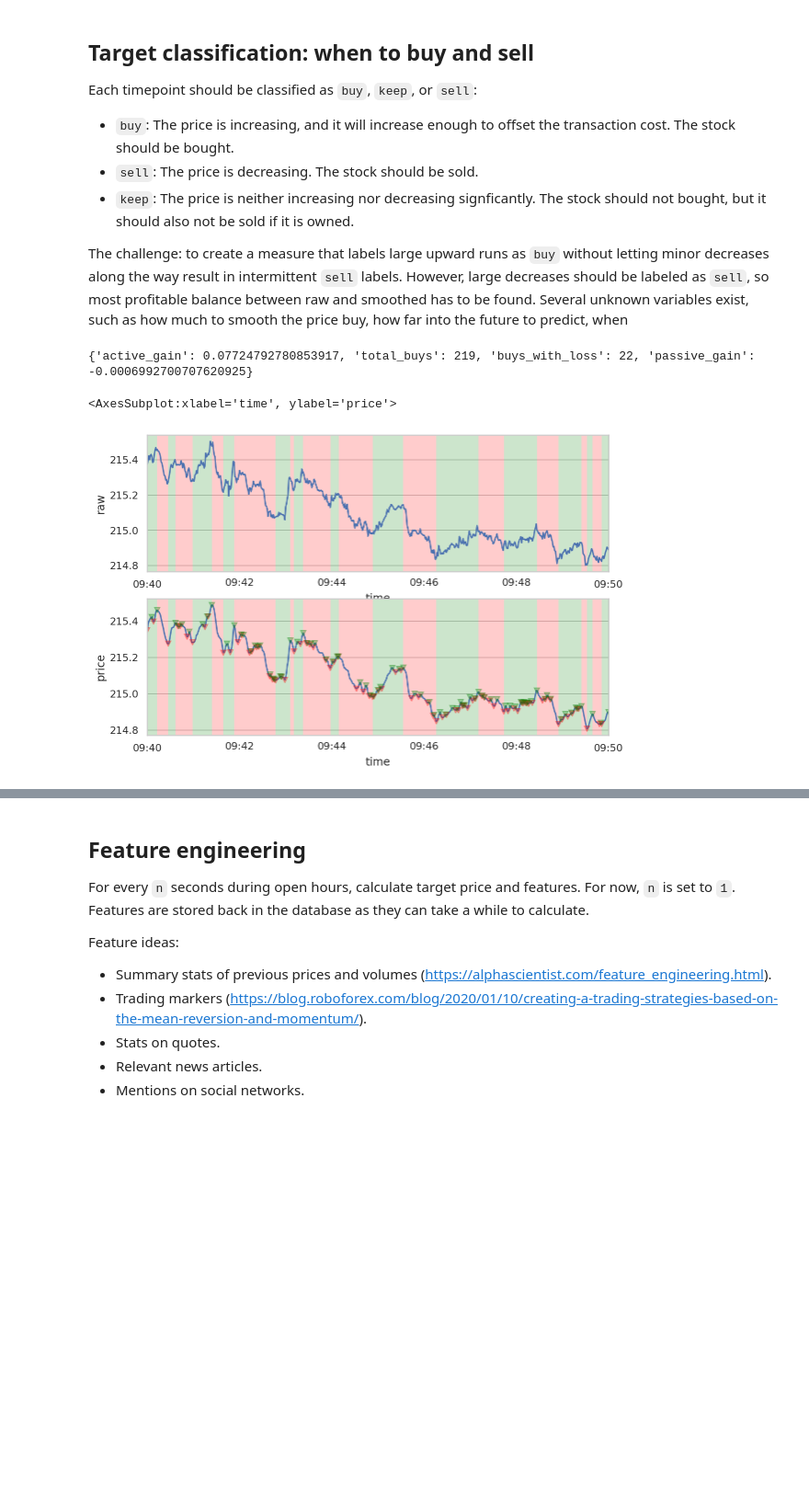
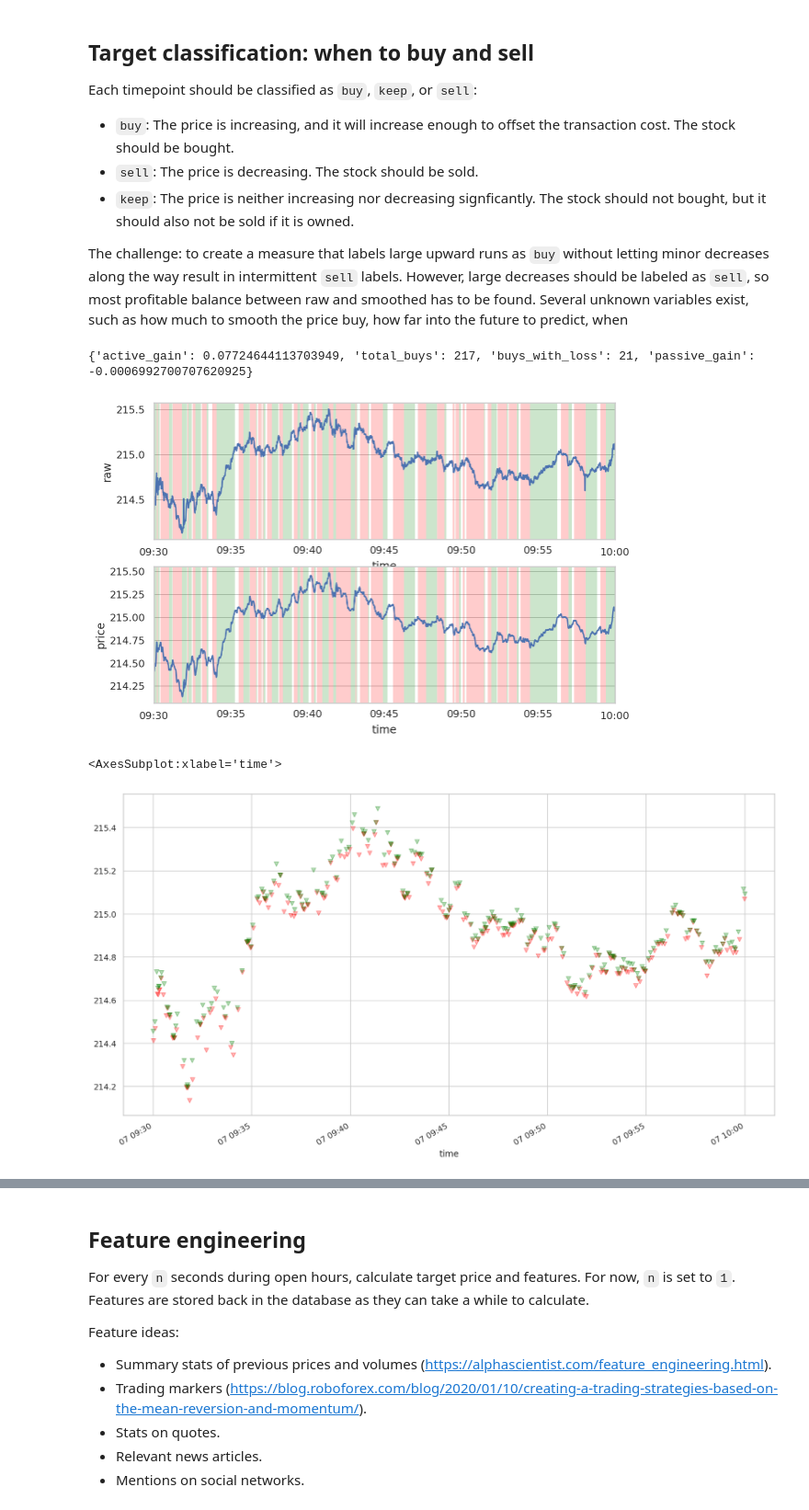
Before and after one commit to dwitvliet/project-stock-trading, a Jupyter notebook: stock_prediction.ipynb, the cells around one changed output, grey strips where cells are left out. Shown: that part at 92% size. Saved outputs shown, nothing was run; the diff lists cells and outputs as text; code cells hidden in the pictures; blank space fills up the shorter version.

```diff
--- a/stock_prediction.ipynb
+++ b/stock_prediction.ipynb
@@ -191,7 +191,6 @@ price['price'] = price['price'].rolling(periods_to_smooth).mean()
 price = price.between_time('9:30', '16:00', include_end=False)
 
 # Label long ups as buy, and long downs as sell.
-# price = price.between_time('9:40', '9:40:30')
 gain_threshold = params['gain_threshold']
 
 price['prediction'] = np.nan
@@ -199,56 +198,66 @@ prediction_i = price.columns.get_loc('prediction')
 
 minima_and_maxima = np.sort(np.concatenate([
     [0],
-    sc.signal.argrelextrema(price['price'].values, np.less_equal)[0],
-    sc.signal.argrelextrema(price['price'].values, np.greater_equal)[0]
+    sc.signal.argrelextrema(price['price'].values, np.less_equal, order=5)[0],
+    sc.signal.argrelextrema(price['price'].values, np.greater_equal, order=5)[0]
 ]))
 pri = price['price'].values
 extrema_labeled = []
-for i, extremum in enumerate(minima_and_maxima):
+for i, start_extremum in enumerate(minima_and_maxima):
     if i in extrema_labeled:
         continue
-    start_price = pri[extremum]
-    max_extremum = extremum
+    start_price = pri[start_extremum]
+    max_extremum = start_extremum
     max_price = start_price
-    action = None
+    action = 'sell' # end of day
     for j, future_extremum in enumerate(minima_and_maxima[i+1:], i+1):
         future_price = pri[future_extremum]
         if future_price > max_price:
             # Still gaining in price.
             max_extremum = future_extremum
             max_price = future_price
         if max_price - start_price > gain_threshold:
             # Gained enough to be profitable.
             if max_price - future_price > gain_threshold:
                 # But not gaining anymore.
                 action = 'buy'
                 break
         if future_price < start_price:
             # Decreased in price.
             action = 'sell'
             break
 
-    if action is None:
-        action = 'sell'
-    price.iloc[extremum:max_extremum, prediction_i] = action
+    price.iloc[start_extremum:max_extremum, prediction_i] = action
     price.iloc[max_extremum:future_extremum, prediction_i] = 'sell'
+
+    # Separate 'buy' epochs into 'buy' and 'keep', to prevent buying shortly
+    # before the price decreases.
+    if action == 'buy':
+        last_idx_to_buy = max_extremum
+        for idx in reversed(range(start_extremum, max_extremum)):
+            if max_price - pri[idx] < gain_threshold:
+                last_idx_to_buy = idx
+        price.iloc[last_idx_to_buy:max_extremum, prediction_i] = 'keep'
 
     extrema_labeled.extend(range(i, j))
 
-# TODO: Should small 'sell' periods between large 'buy' periods be flipped to 'buy'?
+# Always sell at the end of the day.
+price.iloc[-1, prediction_i] = 'sell'
+
 
 # Check hypothetic gains.
 print(performance_metrics.profits(price, buy_cost=gain_threshold))
 
 # Plot result.
-price = price.between_time('9:40', '9:50')
+price = price.between_time('9:30', '10:00')
 performance_metrics.plot_buy_sell(price, ['raw' , 'price'])
 
 (ilocs_min,) = sc.signal.argrelextrema(price['price'].values, np.less_equal)
 (ilocs_max,) = sc.signal.argrelextrema(price['price'].values, np.greater_equal)
 price.iloc[ilocs_min]['price'].plot(style='.', lw=5, color='red', marker='v', alpha=0.3)
 price.iloc[ilocs_max]['price'].plot(style='.', lw=5, color='green', marker='v', alpha=0.3)
 # %% [output]
-{'active_gain': 0.07724792780853917, 'total_buys': 219, 'buys_with_loss': 22, 'passive_gain': -0.0006992700707620925}
+{'active_gain': 0.07724644113703949, 'total_buys': 217, 'buys_with_loss': 21, 'passive_gain': -0.0006992700707620925}
+[figure, new version]
-<AxesSubplot:xlabel='time', ylabel='price'>
+<AxesSubplot:xlabel='time'>
-[figure, old version]
+[figure, added]
```
Also changed, not shown: parts of 1 cell of this notebook.
